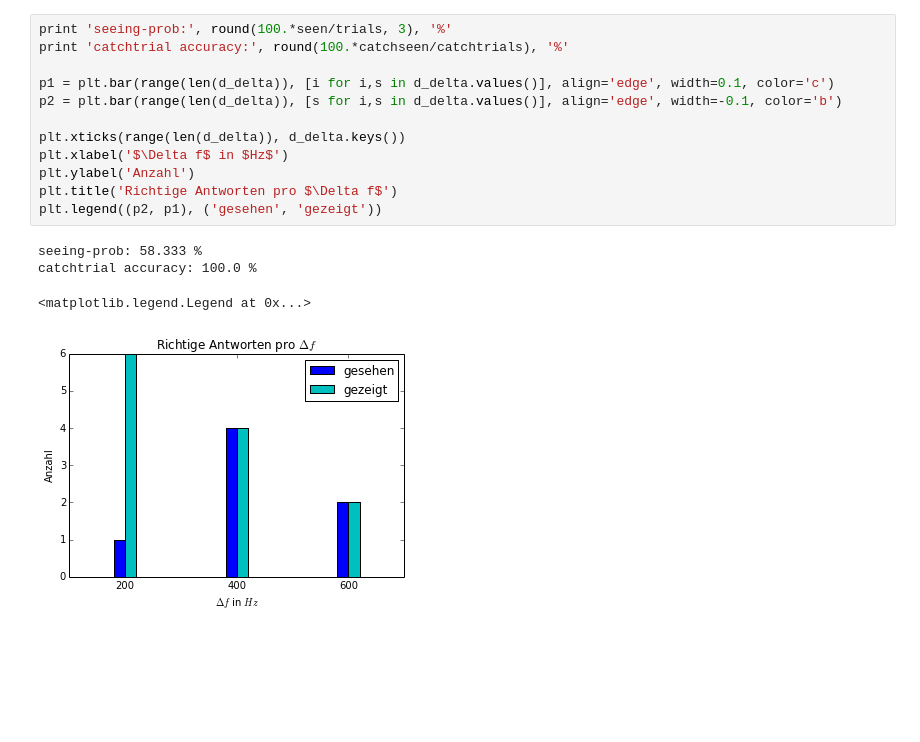
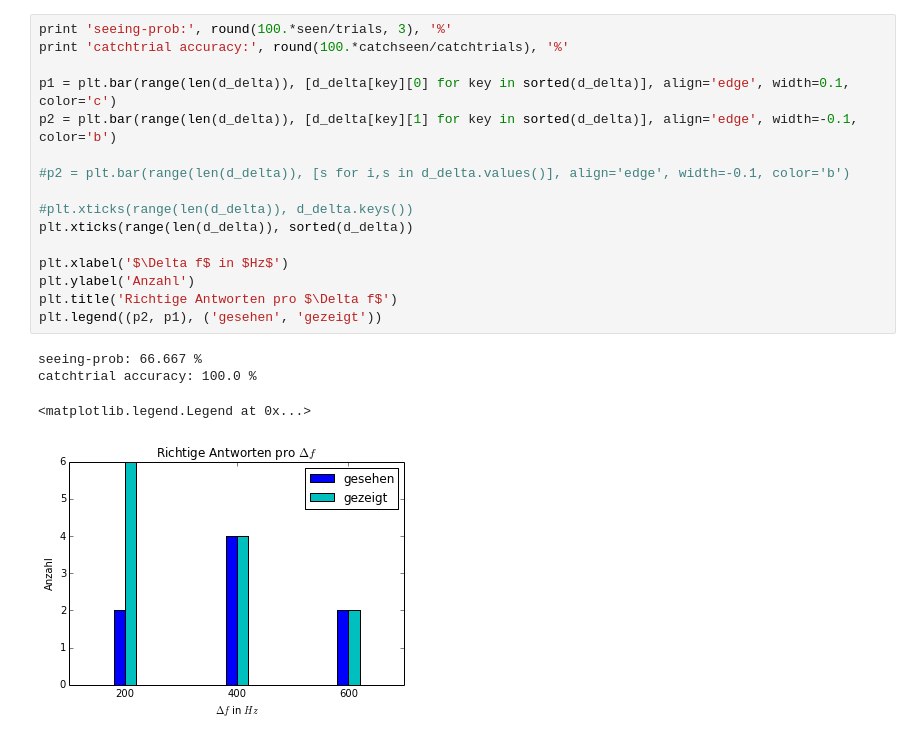
Before and after one commit to wachtlerlab/RWeiss, a Jupyter notebook: Auswertung.ipynb, the cells around one changed output. Saved outputs shown, nothing was run; the diff lists cells and outputs as text; blank space fills up the shorter version.

```diff
--- a/Auswertung.ipynb
+++ b/Auswertung.ipynb
@@ -54,17 +58,21 @@ for freq1, freq2, count in freqs:
 # %%
 print 'seeing-prob:', round(100.*seen/trials, 3), '%'
 print 'catchtrial accuracy:', round(100.*catchseen/catchtrials), '%'
 
-p1 = plt.bar(range(len(d_delta)), [i for i,s in d_delta.values()], align='edge', width=0.1, color='c')
-p2 = plt.bar(range(len(d_delta)), [s for i,s in d_delta.values()], align='edge', width=-0.1, color='b')
+p1 = plt.bar(range(len(d_delta)), [d_delta[key][0] for key in sorted(d_delta)], align='edge', width=0.1, color='c')
+p2 = plt.bar(range(len(d_delta)), [d_delta[key][1] for key in sorted(d_delta)], align='edge', width=-0.1, color='b')
 
-plt.xticks(range(len(d_delta)), d_delta.keys())
+#p2 = plt.bar(range(len(d_delta)), [s for i,s in d_delta.values()], align='edge', width=-0.1, color='b')
+
+#plt.xticks(range(len(d_delta)), d_delta.keys())
+plt.xticks(range(len(d_delta)), sorted(d_delta))
+
 plt.xlabel('$\Delta f$ in $Hz$')
 plt.ylabel('Anzahl')
 plt.title('Richtige Antworten pro $\Delta f$')
 plt.legend((p2, p1), ('gesehen', 'gezeigt'))
 # %% [output]
-seeing-prob: 58.333 %
+seeing-prob: 66.667 %
 catchtrial accuracy: 100.0 %
 <matplotlib.legend.Legend at 0x...>
-[figure, old version]
+[figure, new version]
```
Also changed, not shown: parts of 1 cell of this notebook, 1 other file.
